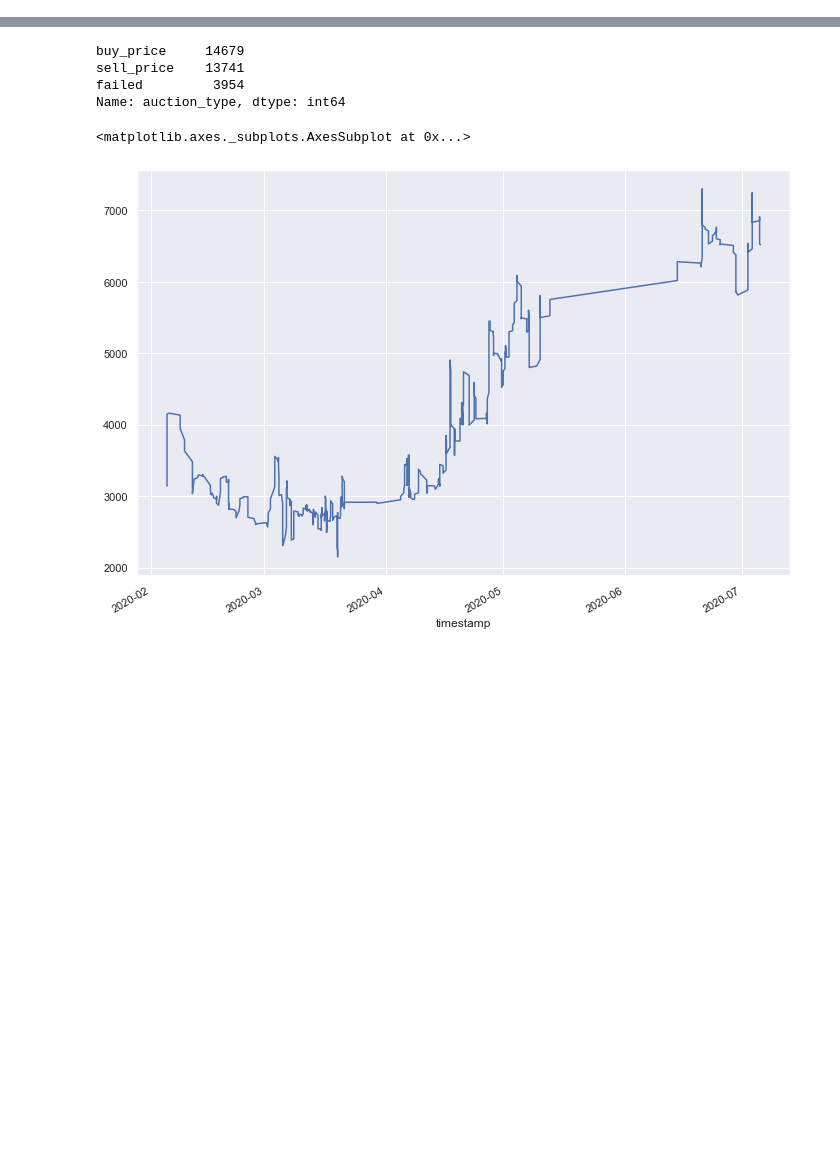
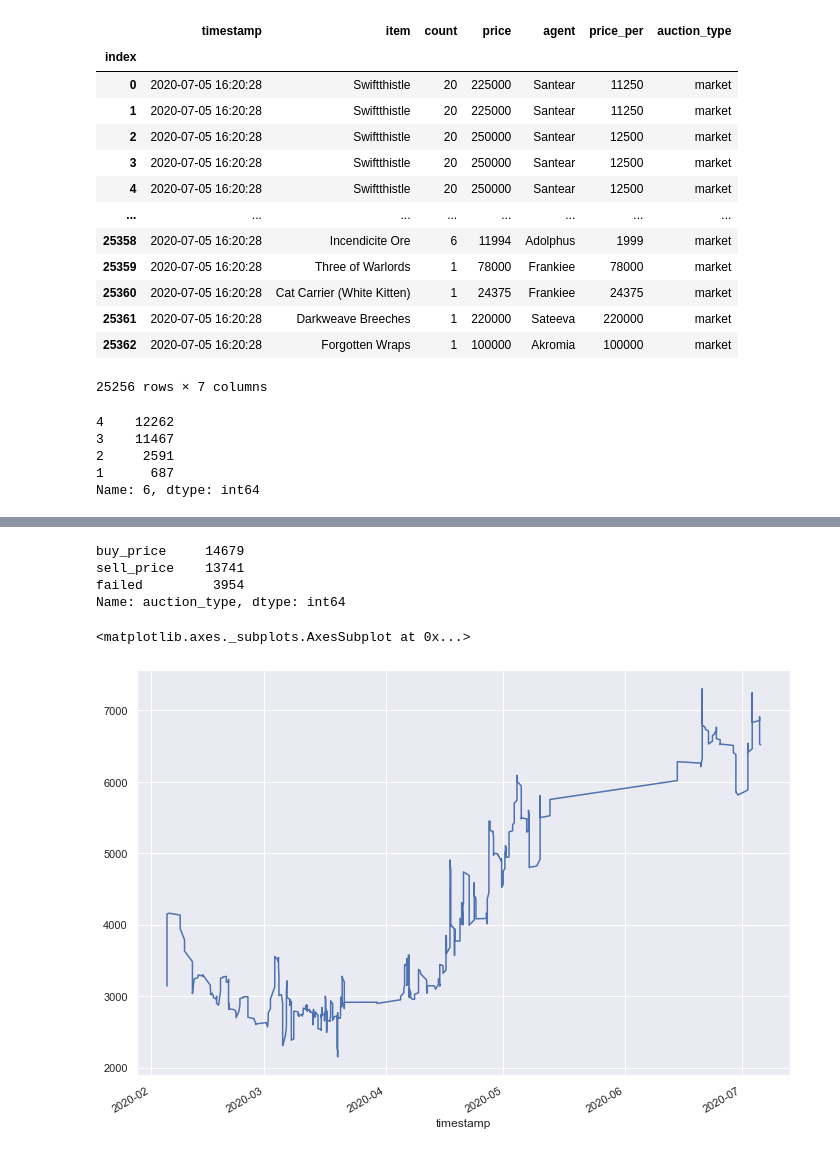
Before and after one commit to ndjenkins85/wow_auctions, a Jupyter notebook: audit.ipynb, the cells around one changed output, grey strips where cells are left out. Cells and saved outputs as stored; diff of their text form; code cells hidden in the pictures; blank space fills up the shorter version.

```diff
--- a/audit.ipynb
+++ b/audit.ipynb
@@ -4,0 +29,17 @@ from datetime import datetime as dt
+# %%
+df
+# %% [output]
+|  | timestamp | item | count | price | agent | price_per | auction_type |
+| index |  |  |  |  |  |  |  |
+| 0 | 2020-07-05 16:20:28 | Swiftthistle | 20 | 225000 | Santear | 11250 | market |
+| 1 | 2020-07-05 16:20:28 | Swiftthistle | 20 | 225000 | Santear | 11250 | market |
+| 2 | 2020-07-05 16:20:28 | Swiftthistle | 20 | 250000 | Santear | 12500 | market |
+| 3 | 2020-07-05 16:20:28 | Swiftthistle | 20 | 250000 | Santear | 12500 | market |
+| 4 | 2020-07-05 16:20:28 | Swiftthistle | 20 | 250000 | Santear | 12500 | market |
+| ... | ... | ... | ... | ... | ... | ... | ... |
+| 25358 | 2020-07-05 16:20:28 | Incendicite Ore | 6 | 11994 | Adolphus | 1999 | market |
+| 25359 | 2020-07-05 16:20:28 | Three of Warlords | 1 | 78000 | Frankiee | 78000 | market |
+| 25360 | 2020-07-05 16:20:28 | Cat Carrier (White Kitten) | 1 | 24375 | Frankiee | 24375 | market |
+| 25361 | 2020-07-05 16:20:28 | Darkweave Breeches | 1 | 220000 | Sateeva | 220000 | market |
+| 25362 | 2020-07-05 16:20:28 | Forgotten Wraps | 1 | 100000 | Akromia | 100000 | market |
+25256 rows × 7 columns
@@ -4,0 +84,8 @@ from datetime import datetime as dt
+# %%
+df[6].value_counts()
+# %% [output]
+4    12262
+3    11467
+2     2591
+1      687
+Name: 6, dtype: int64
```
Also changed, not shown: parts of 13 cells of this notebook, 25 other files.
